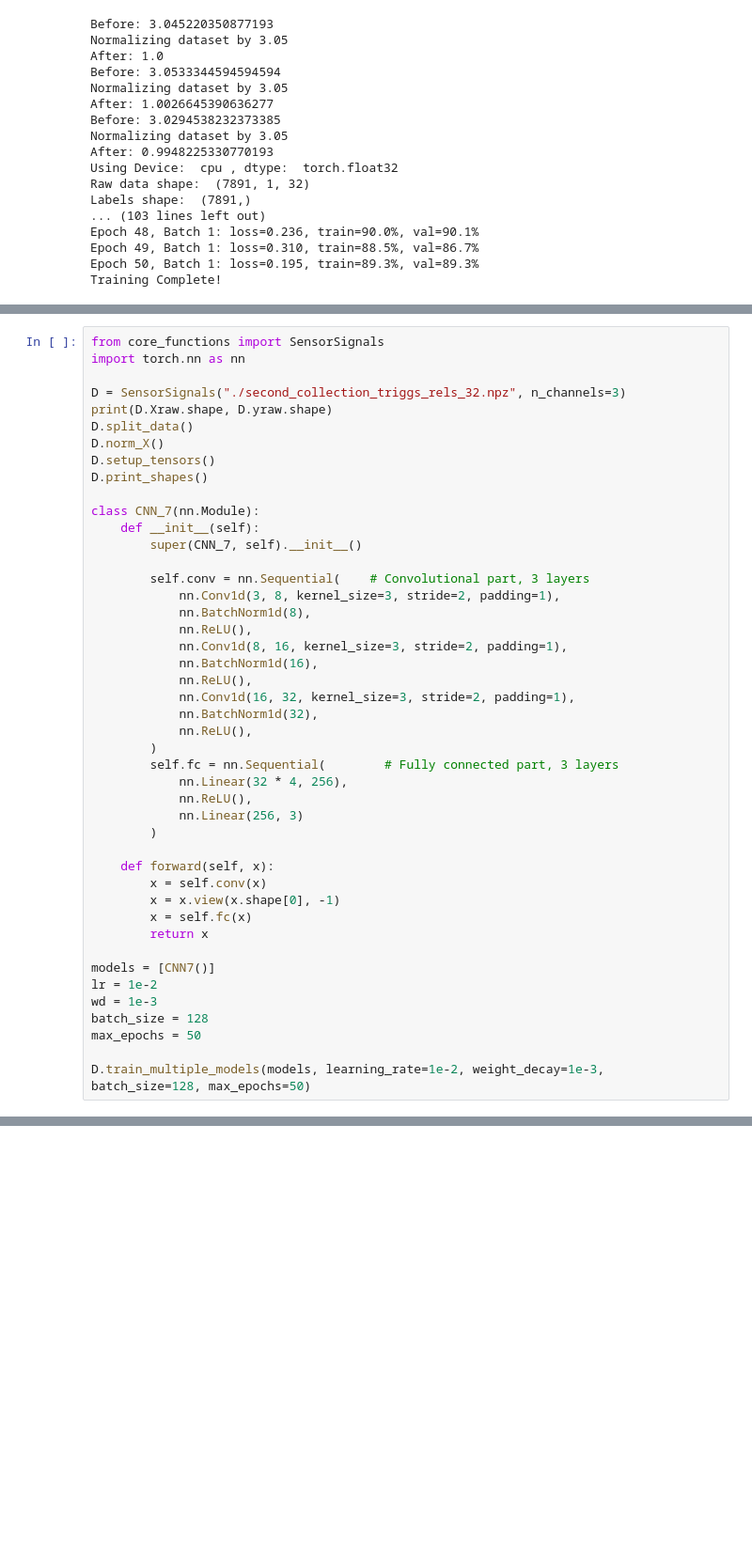
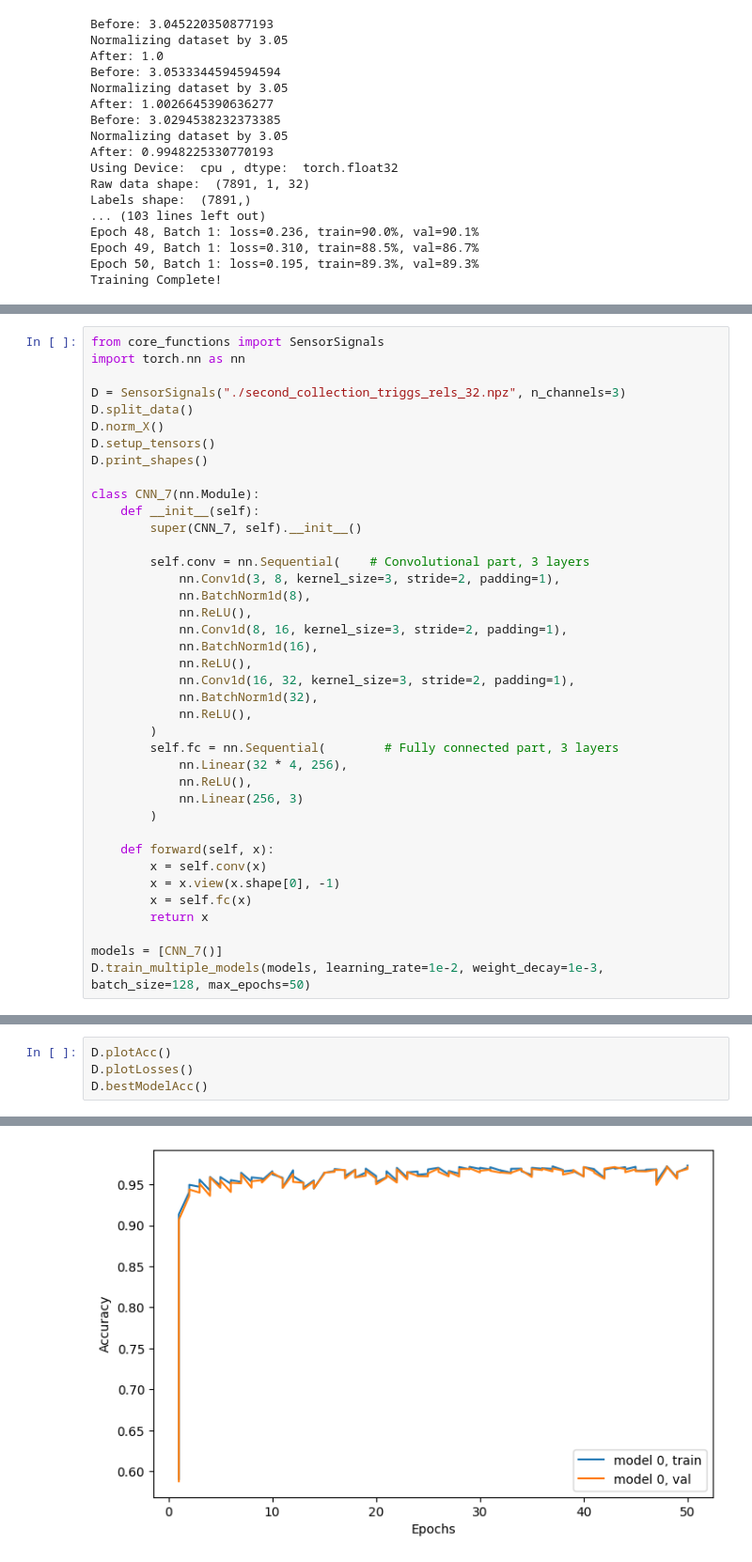
Before and after one commit to GuiMacielPereira/sensor_ML, a Jupyter notebook: data_processing/serious_pytorch.sync.ipynb, the cells around one changed output, grey strips where cells are left out. Shown at 94% size. Saved outputs shown, nothing was run; the diff lists cells and outputs as text; blank space fills up the shorter version.

```diff
--- a/data_processing/serious_pytorch.sync.ipynb
+++ b/data_processing/serious_pytorch.sync.ipynb
@@ -173,7 +173,6 @@ from core_functions import SensorSignals
 import torch.nn as nn
 
 D = SensorSignals("./second_collection_triggs_rels_32.npz", n_channels=3)
-print(D.Xraw.shape, D.yraw.shape)
 D.split_data()
 D.norm_X()
 D.setup_tensors()
@@ -206,11 +205,6 @@ class CNN_7(nn.Module):
         x = self.fc(x)
         return x
 
-models = [CNN7()]
-lr = 1e-2
-wd = 1e-3
-batch_size = 128
-max_epochs = 50
-
+models = [CNN_7()]
 D.train_multiple_models(models, learning_rate=1e-2, weight_decay=1e-3, batch_size=128, max_epochs=50)
 # %% [output]
@@ -225,0 +228,5 @@ bestModelAcc(models, models_acc, D)
+# %%
+D.plotAcc()
+D.plotLosses()
+D.bestModelAcc()
+# %% [output]
@@ -225,0 +234 @@ bestModelAcc(models, models_acc, D)
+[figure, added]
```
Also changed, not shown: parts of 7 cells of this notebook, 1 other file.
